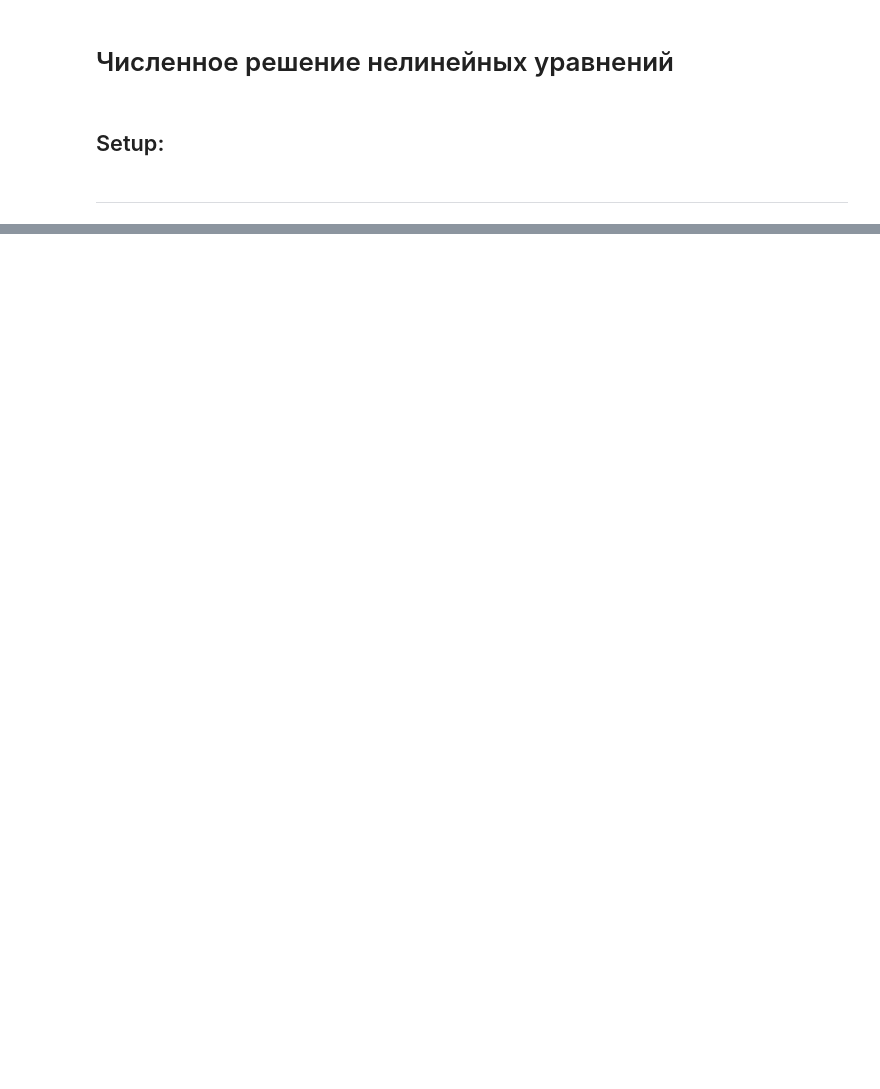
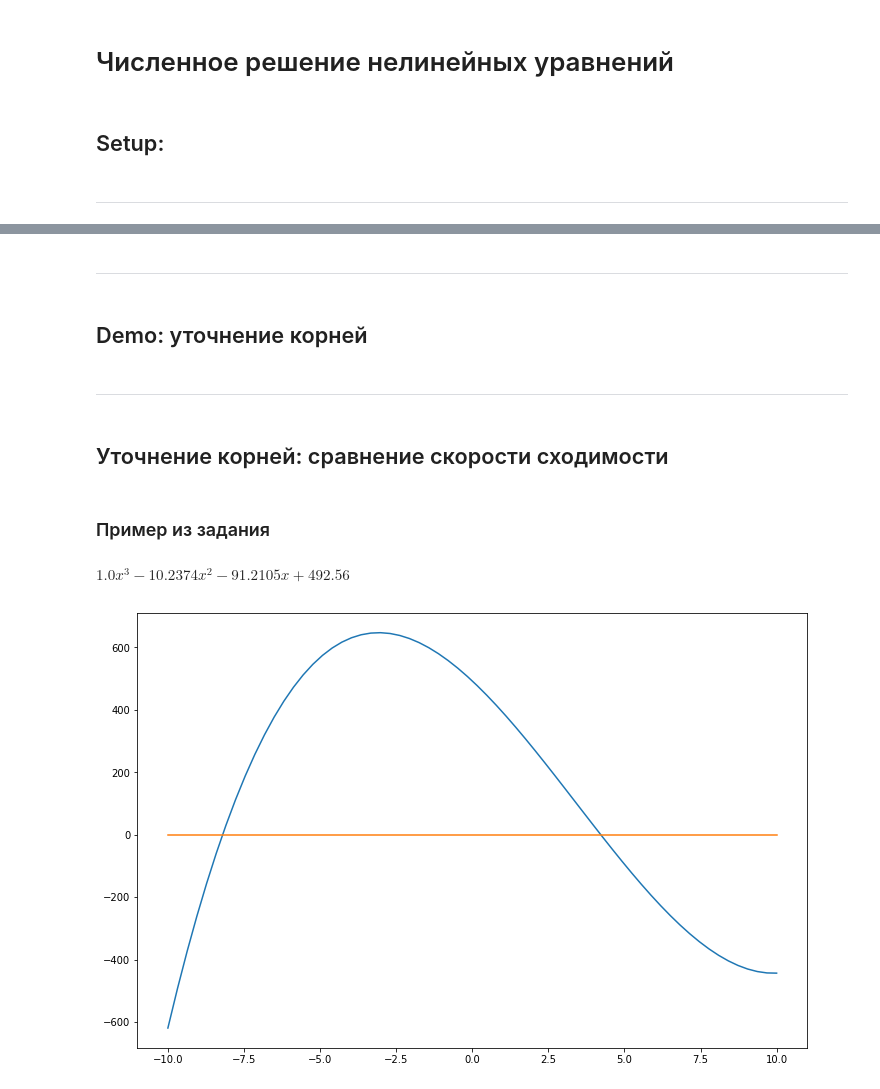
Before and after one commit to rosteeslove/bsuir-4th-term-python-stuff, a Jupyter notebook: numerical_analysis_methods/solving_nonlinear_equations/notebook.ipynb, the cells around one changed output, grey strips where cells are left out. Saved outputs shown, nothing was run; the diff lists cells and outputs as text; code cells hidden in the pictures; blank space fills up the shorter version.

```diff
--- a/numerical_analysis_methods/solving_nonlinear_equations/notebook.ipynb
+++ b/numerical_analysis_methods/solving_nonlinear_equations/notebook.ipynb
@@ -38,0 +105,29 @@ $\displaystyle 3.0x^{2}+2.0x-1.0$
+# %% [markdown]
+***
+# %% [markdown]
+## Demo: уточнение корней
+# %% [markdown]
+***
+# %% [markdown]
+## Уточнение корней: сравнение скорости сходимости
+# %% [markdown]
+### Пример из задания
+# %%
+a = -10.2374
+b = -91.2105
+c = 492.560
+
+p = Polynomial([c, b, a, 1])
+
+extra.latex_print(p)
+# %% [output]
+$\displaystyle 1.0x^{3}-10.2374x^{2}-91.2105x+492.56$
+# %%
+xs = np.linspace(-10, 10, 64)
+ys = p(xs)
+
+plt.plot(xs, ys)
+plt.plot(xs, xs*0)
+plt.show()
+# %% [output]
+[figure, added]
```
Also changed, not shown: parts of 22 cells of this notebook, 4 other files.
